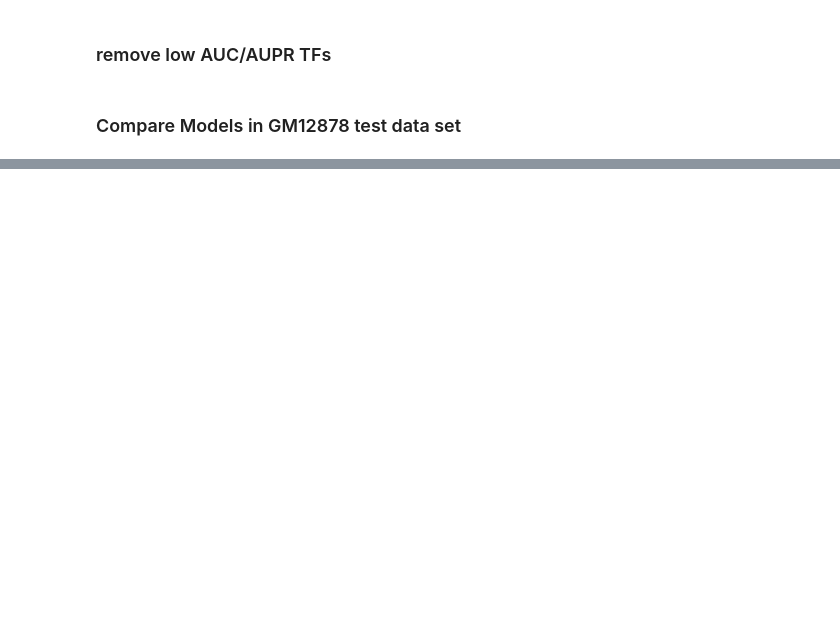
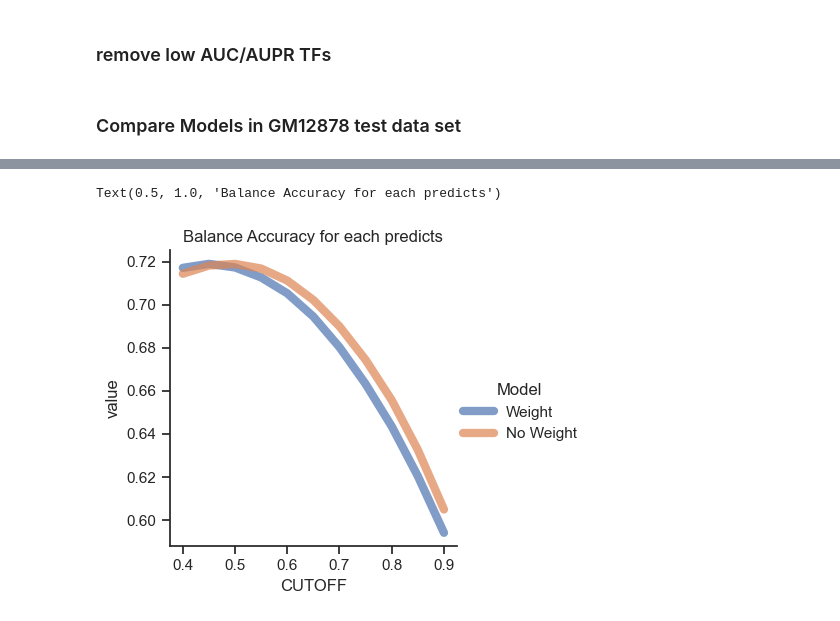
Before and after one commit to cmf1997/tfnet, a Jupyter notebook: others.ipynb, the cells around one changed output, grey strips where cells are left out. Drawn from its saved outputs; the diff is of its cells as text; code cells hidden in the pictures; blank space fills up the shorter version.

```diff
--- a/others.ipynb
+++ b/others.ipynb
@@ -95,0 +494,12 @@ Deepformer_GM12878 = pd.read_csv("Deepformer_GM12878.eval.repl.tsv", header=0, i
+# %%
+
+each_predict_balanced_accuracy_weight = []
+each_predict_balanced_accuracy_noweight = []
+
+cutoffs = []
+
+for cutoff in pre_cutoffs:
+    print(cutoff)
+    cutoffs.append(cutoff)
+    each_predict_balanced_accuracy_weight.append(get_mean_balanced_accuracy_score(targets_array_weight[targets_array_weight.sum(axis=1) >= 1], ori_predict_array_weight[targets_array_weight.sum(axis=1) >= 1], axis = 0, cutoff=cutoff))
+    each_predict_balanced_accuracy_noweight.append(get_mean_balanced_accuracy_score(targets_array_noweight[targets_array_noweight.sum(axis=1) >= 1], ori_predict_array_noweight[targets_array_noweight.sum(axis=1) >= 1], axis = 0, cutoff=cutoff))
@@ -95,0 +518,29 @@ Deepformer_GM12878 = pd.read_csv("Deepformer_GM12878.eval.repl.tsv", header=0, i
+# %%
+balance_accuracy_each_predict = pd.DataFrame({
+    "CUTOFF" : cutoffs,
+    "Weight" : each_predict_balanced_accuracy_weight,
+    "No Weight" : each_predict_balanced_accuracy_noweight,
+    })
+
+balance_accuracy_each_predict = balance_accuracy_each_predict.melt(id_vars=['CUTOFF'],var_name="Model", value_name="value")
+balance_accuracy_each_predict['type'] = 'Balanced Accuracy'
+#balance_accuracy_each_predict['type'] = [ i.split("_")[0] for i in balance_accuracy_each_predict['Model'].tolist() ]
+
+sns.relplot(
+    data=balance_accuracy_each_predict,
+    x="CUTOFF", y="value",
+    hue="Model",
+    kind='line',
+    col="type",
+    col_wrap=1,
+    #palette=palette[:2],
+    height=4,
+    aspect=1,
+    lw=6, alpha = 0.7,
+    facet_kws={'sharey': False, 'sharex': False}
+)
+
+plt.title("Balance Accuracy for each predicts")
+# %% [output]
+Text(0.5, 1.0, 'Balance Accuracy for each predicts')
+[figure, added]
```
Also changed, not shown: parts of 17 cells of this notebook, 2 other files.
